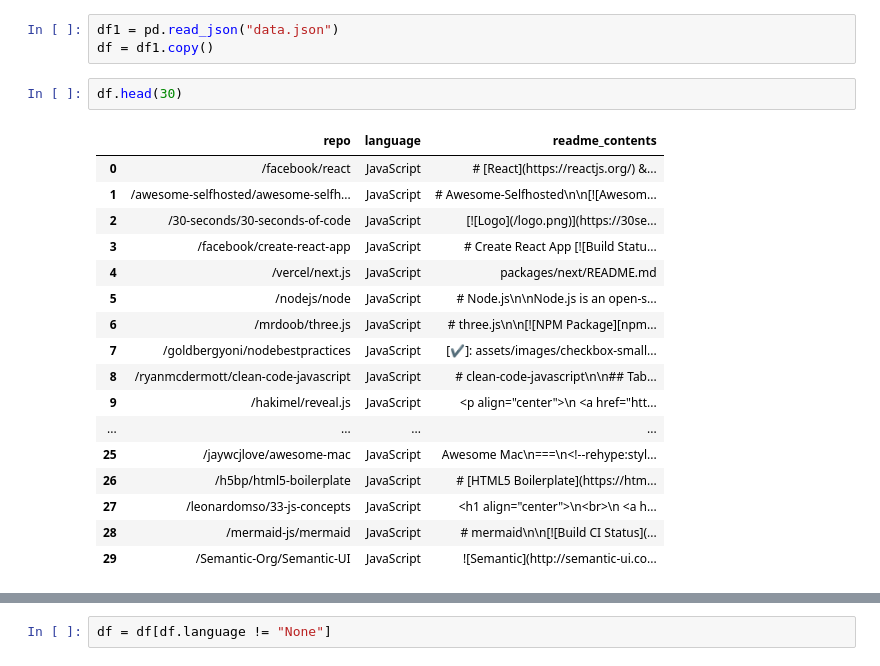
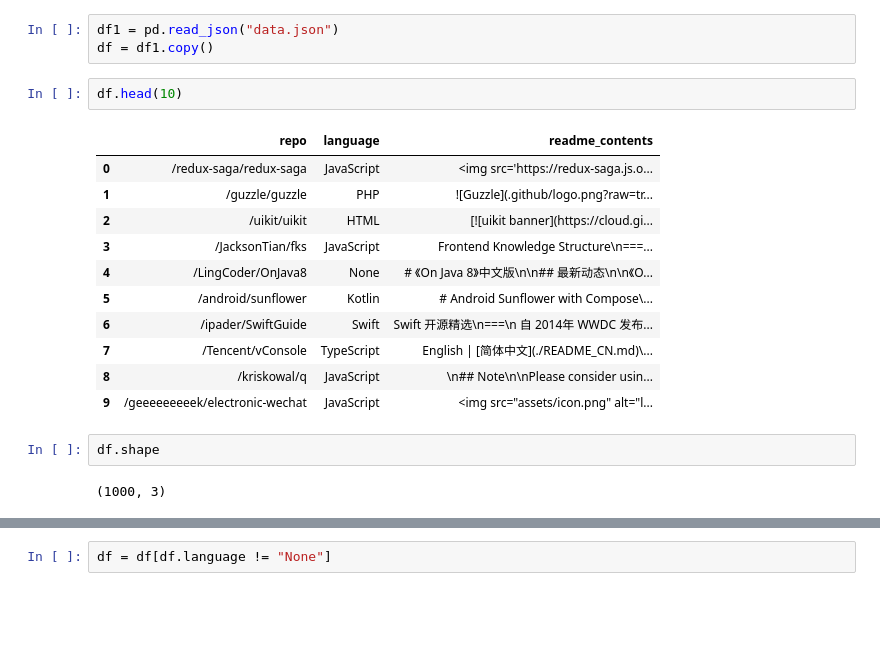
Before and after one commit to github-readme-nlp-project/github-readme-nlp-project, a Jupyter notebook: initial_work.ipynb, the cells around one changed output, grey strips where cells are left out. Saved outputs shown, nothing was run; the diff lists cells and outputs as text; blank space fills up the shorter version.

```diff
--- a/initial_work.ipynb
+++ b/initial_work.ipynb
@@ -20,25 +32,23 @@ pd.set_option('display.max_columns', 500)
 df1 = pd.read_json("data.json")
 df = df1.copy()
 # %%
-df.head(30)
+df.head(10)
 # %% [output]
 |  | repo | language | readme_contents |
-| 0 | /facebook/react | JavaScript | # [React](https://reactjs.org/) &... |
-| 1 | /awesome-selfhosted/awesome-selfh... | JavaScript | # Awesome-Selfhosted\n\n[![Awesom... |
-| 2 | /30-seconds/30-seconds-of-code | JavaScript | [![Logo](/logo.png)](https://30se... |
-| 3 | /facebook/create-react-app | JavaScript | # Create React App [![Build Statu... |
-| 4 | /vercel/next.js | JavaScript | packages/next/README.md |
-| 5 | /nodejs/node | JavaScript | # Node.js\n\nNode.js is an open-s... |
-| 6 | /mrdoob/three.js | JavaScript | # three.js\n\n[![NPM Package][npm... |
-| 7 | /goldbergyoni/nodebestpractices | JavaScript | [✔]: assets/images/checkbox-small... |
-| 8 | /ryanmcdermott/clean-code-javascript | JavaScript | # clean-code-javascript\n\n## Tab... |
-| 9 | /hakimel/reveal.js | JavaScript | <p align="center">\n <a href="htt... |
-| ... | ... | ... | ... |
-| 25 | /jaywcjlove/awesome-mac | JavaScript | Awesome Mac\n===\n<!--rehype:styl... |
-| 26 | /h5bp/html5-boilerplate | JavaScript | # [HTML5 Boilerplate](https://htm... |
-| 27 | /leonardomso/33-js-concepts | JavaScript | ﻿<h1 align="center">\n<br>\n <a h... |
-| 28 | /mermaid-js/mermaid | JavaScript | # mermaid\n\n[![Build CI Status](... |
-| 29 | /Semantic-Org/Semantic-UI | JavaScript | ![Semantic](http://semantic-ui.co... |
+| 0 | /redux-saga/redux-saga | JavaScript | <img src='https://redux-saga.js.o... |
+| 1 | /guzzle/guzzle | PHP | ![Guzzle](.github/logo.png?raw=tr... |
+| 2 | /uikit/uikit | HTML | [![uikit banner](https://cloud.gi... |
+| 3 | /JacksonTian/fks | JavaScript | Frontend Knowledge Structure\n===... |
+| 4 | /LingCoder/OnJava8 | None | # 《On Java 8》中文版\n\n## 最新动态\n\n《O... |
+| 5 | /android/sunflower | Kotlin | # Android Sunflower with Compose\... |
+| 6 | /ipader/SwiftGuide | Swift | Swift 开源精选\n===\n 自 2014年 WWDC 发布... |
+| 7 | /Tencent/vConsole | TypeScript | English | [简体中文](./README_CN.md)\... |
+| 8 | /kriskowal/q | JavaScript | \n## Note\n\nPlease consider usin... |
+| 9 | /geeeeeeeeek/electronic-wechat | JavaScript | <img src="assets/icon.png" alt="l... |
+# %%
+df.shape
+# %% [output]
+(1000, 3)
 # %%
 df.language.value_counts(dropna = False)
 # %% [output]
```
Also changed, not shown: parts of 30 cells of this notebook.
